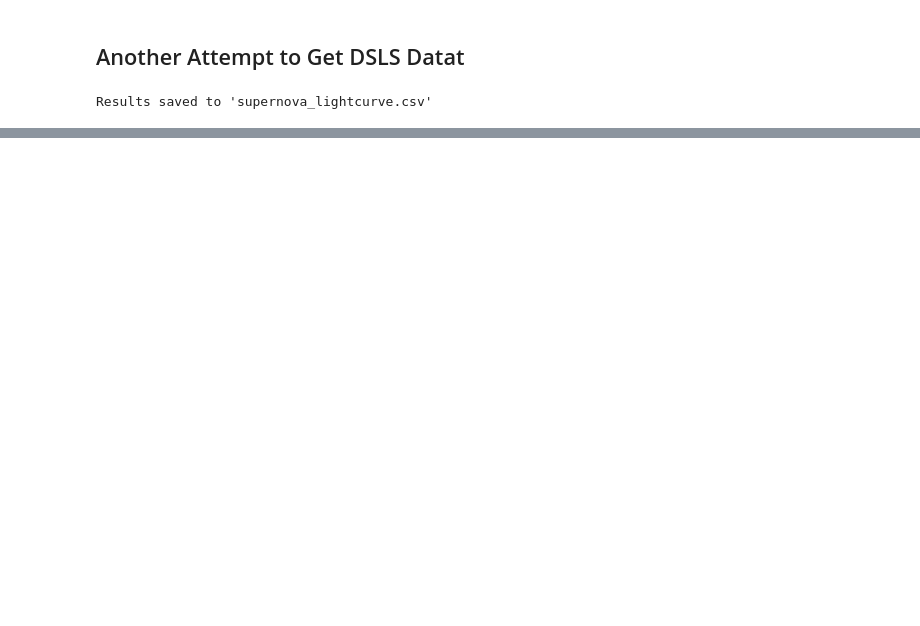
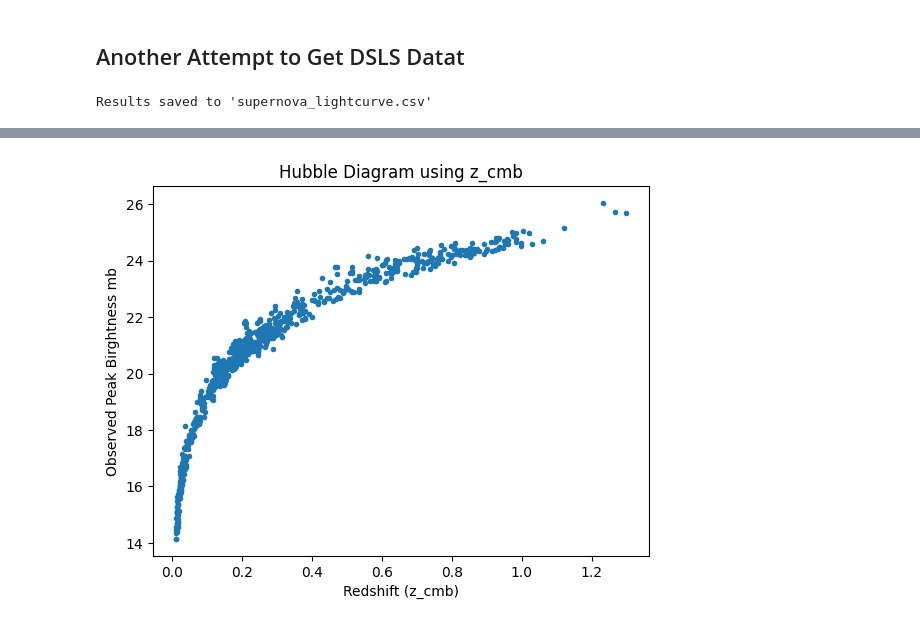
Before and after one commit to chernya4/astr_prac, a Jupyter notebook: SDSS_practice.ipynb, the cells around one changed output, grey strips where cells are left out. Cells and saved outputs as stored; diff of their text form; code cells hidden in the pictures; blank space fills up the shorter version.

Commit message:
sucesfull reproduction of hubble diagram

```diff
--- a/SDSS_practice.ipynb
+++ b/SDSS_practice.ipynb
@@ -267,0 +265,20 @@ ValueError: no alias found for 'zp' (possible case-independent aliases: 'zeropoi
+# %%
+import numpy as np
+import matplotlib.pyplot as plt
+import pandas as pd
+
+# Load data
+data = pd.read_csv('jla_lcparams.txt', delim_whitespace=True)
+
+# Extract zcmb
+z = data['zcmb']
+mb = data['mb']
+
+# Plot
+plt.plot(z, mb, 'o', markersize=3)
+plt.xlabel('Redshift (z_cmb)')
+plt.ylabel('Observed Peak Birghtness mb')
+plt.title('Hubble Diagram using z_cmb')
+plt.show()
+# %% [output]
+[figure, added]
```
Also changed, not shown: parts of 4 cells of this notebook, 1 other file.
